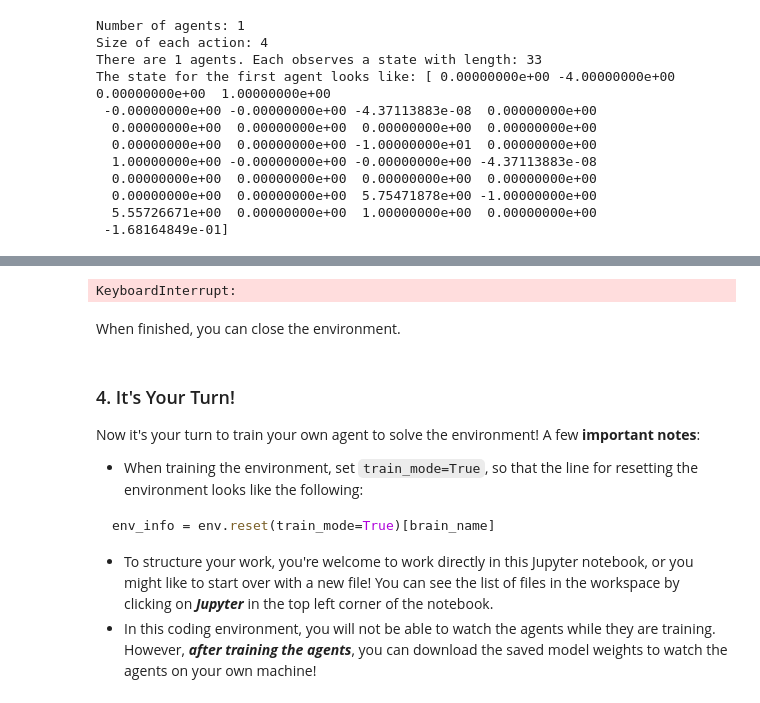
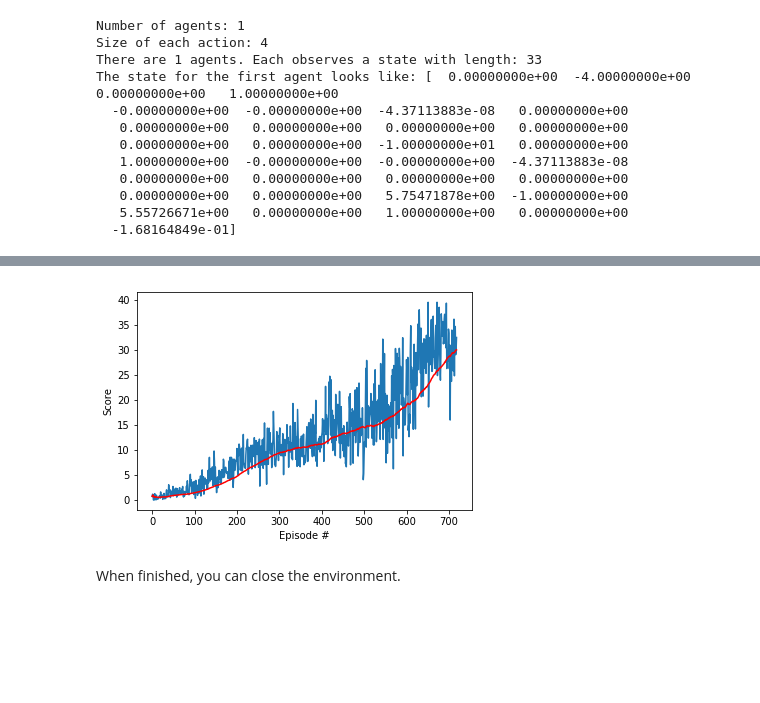
Before and after one commit to seetdev-learning/udacity-drlnd-continuous-control-project, a Jupyter notebook: Report.ipynb, the cells around one changed output, grey strips where cells are left out. Saved outputs shown, nothing was run; the diff lists cells and outputs as text; code cells hidden in the pictures; blank space fills up the shorter version.

Commit message:
feat: Complete project
- Add last run
- Documentation required for rubic
- All envs to run the project locally.

````diff
--- a/Report.ipynb
+++ b/Report.ipynb
@@ -90,21 +197,9 @@ The state for the first agent looks like: [ 0.00000000e+00 -4.00000000e+00  0.00
 # %%
-import numpy as np
-from collections import namedtuple, deque
-from datetime import datetime
-
-import random
-import torch
-from replaybuffer import ReplayBuffer
-from ddpg.agent import Agent as DDPG_Agent
-
-import matplotlib.pyplot as plt
-%matplotlib inline
-
 config = {
     "state_size": state_size,    # dimension of each state
     "action_size": action_size,  # dimension of each action
-    "buffer_size": int(1e6),     # replay buffer size
-    "batch_size": 64,            # minibatch size
+    "buffer_size": int(1e10),    # replay buffer size
+    "batch_size": 128,           # minibatch size
     "random_seed": None,         # random seed
     "gamma": 0.99,               # discount factor
     "tau": 1e-3,                 # for soft update of target parameters
@@ -116,9 +211,12 @@ config = {
     "grad_clip": 1.0,            # gradient value to clip at for critic
     "eps_start": 1.0,            # starting value of epsilon, for epsilon-greedy action selection
     "eps_end": 0,                # minimum value of epsilon
-    "eps_decay": 1e-5,           # multiplicative factor (per episode) for decreasing epsilon
-    "print_every": 20,            # Print average every x episode,
-    "episode_steps": 1000
+    "eps_decay": 1e-8,           # multiplicative factor (per episode) for decreasing epsilon
+    "print_every": 20,           # Print average every x episode,
+    "episode_steps": 1000,       # Maximum number of steps to run for each episode
+    "mu": 0,                     # mu for noise
+    "theta": 0.15,               # theta for noise
+    "sigma": 0.01                # sigma for noise
 }
 
 def ddpg(agent, n_episodes=1000):
@@ -144,7 +242,7 @@ def ddpg(agent, n_episodes=1000):
             dones = env_info.local_done                        # see if episode finished
 
             for state, action, reward, next_state, done in zip(states, actions, rewards, next_states, dones):
-                agent.step(state, action, reward, next_state, done, t, np.mean(scores))
+                agent.step(state, action, reward, next_state, done, t)
 
             states = next_states
             scores += rewards
@@ -153,13 +251,14 @@ def ddpg(agent, n_episodes=1000):
                 break
 
         episode_scores = np.mean(scores)
+        mean_scores.append(np.mean(scores))             # save mean score for the episode
+        scores_window.append(mean_scores[-1])           # save mean score to window
+        last_100_avgs.append(np.mean(scores_window))    # save moving average
+
         if episode_scores > best_scores:
             best_scores = episode_scores
             agent.learn_episode()
 
-        mean_scores.append(np.mean(scores))             # save mean score for the episode
-        scores_window.append(mean_scores[-1])           # save mean score to window
-        last_100_avgs.append(np.mean(scores_window))    # save moving average
         if i_episode % config["print_every"] == 0:
             print(f'\rEpisode {i_episode}\tLast 100 Episodes Moving Avg: {last_100_avgs[-1]:.1f} took {datetime.now() - start_datetime}')
 
@@ -189,15 +303,5 @@ Episode 8       Timestep: 602   Score: [0.]     Best Episode Score: 0.2699999939
-KeyboardInterrupt:
+[figure, added]
 # %% [markdown]
 When finished, you can close the environment.
 # %%
 env.close()
-# %% [markdown]
-### 4. It's Your Turn!
-
-Now it's your turn to train your own agent to solve the environment!  A few **important notes**:
-- When training the environment, set `train_mode=True`, so that the line for resetting the environment looks like the following:
-```python
-env_info = env.reset(train_mode=True)[brain_name]
-```
-- To structure your work, you're welcome to work directly in this Jupyter notebook, or you might like to start over with a new file!  You can see the list of files in the workspace by clicking on **_Jupyter_** in the top left corner of the notebook.
-- In this coding environment, you will not be able to watch the agents while they are training.  However, **_after training the agents_**, you can download the saved model weights to watch the agents on your own machine!
````
Also changed, not shown: parts of 13 cells of this notebook, 5 other files.
